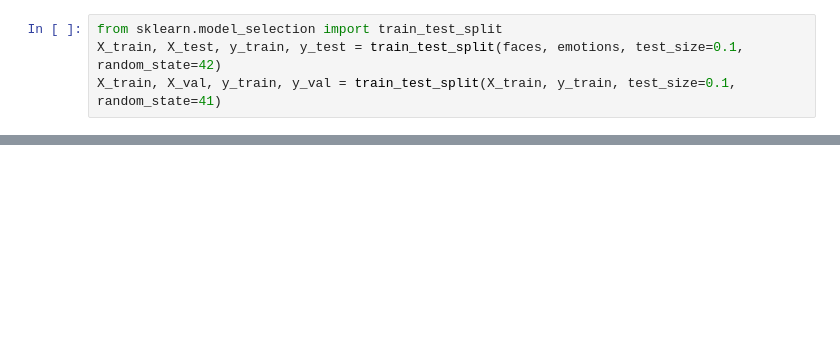
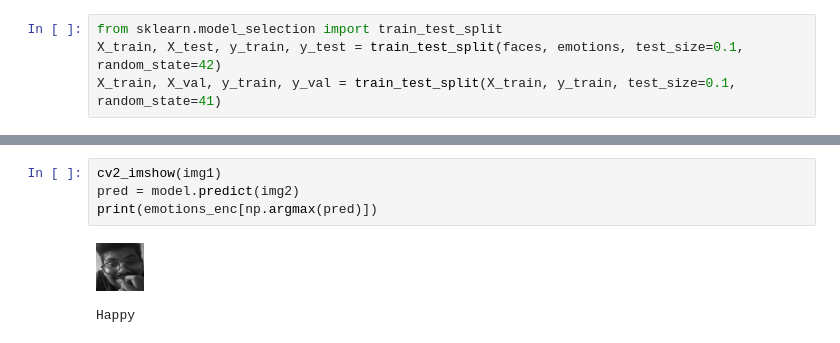
Before and after one commit to thepianist9/FER-Classification-DL-, a Jupyter notebook: Face_Classification.ipynb, the cells around one changed output, grey strips where cells are left out. Drawn from its saved outputs; the diff is of its cells as text; blank space fills up the shorter version.

```diff
--- a/Face_Classification.ipynb
+++ b/Face_Classification.ipynb
@@ -154,0 +232,7 @@ model.fit(np.array(X_train), np.array(y_train),
+# %%
+cv2_imshow(img1)
+pred = model.predict(img2)
+print(emotions_enc[np.argmax(pred)])
+# %% [output]
+[figure, added]
+Happy
```
Also changed, not shown: parts of 25 cells of this notebook.
